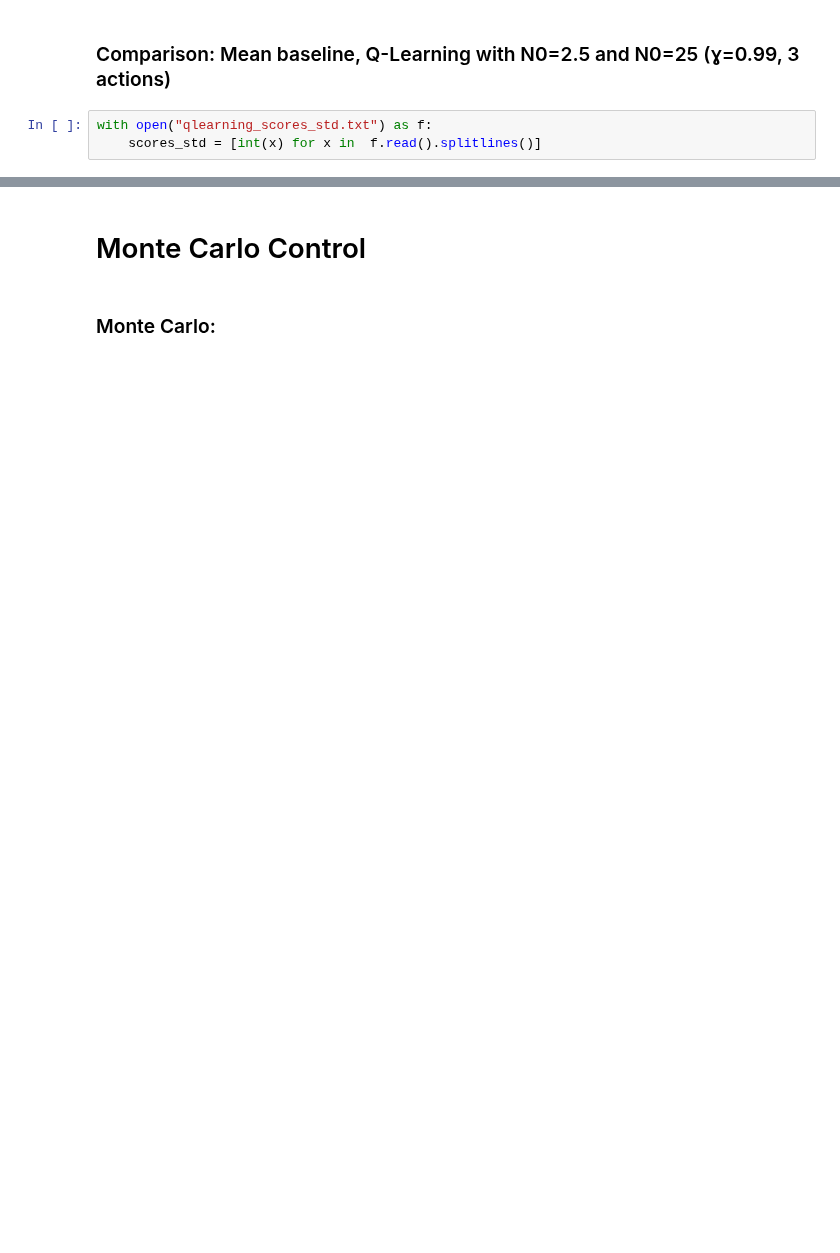
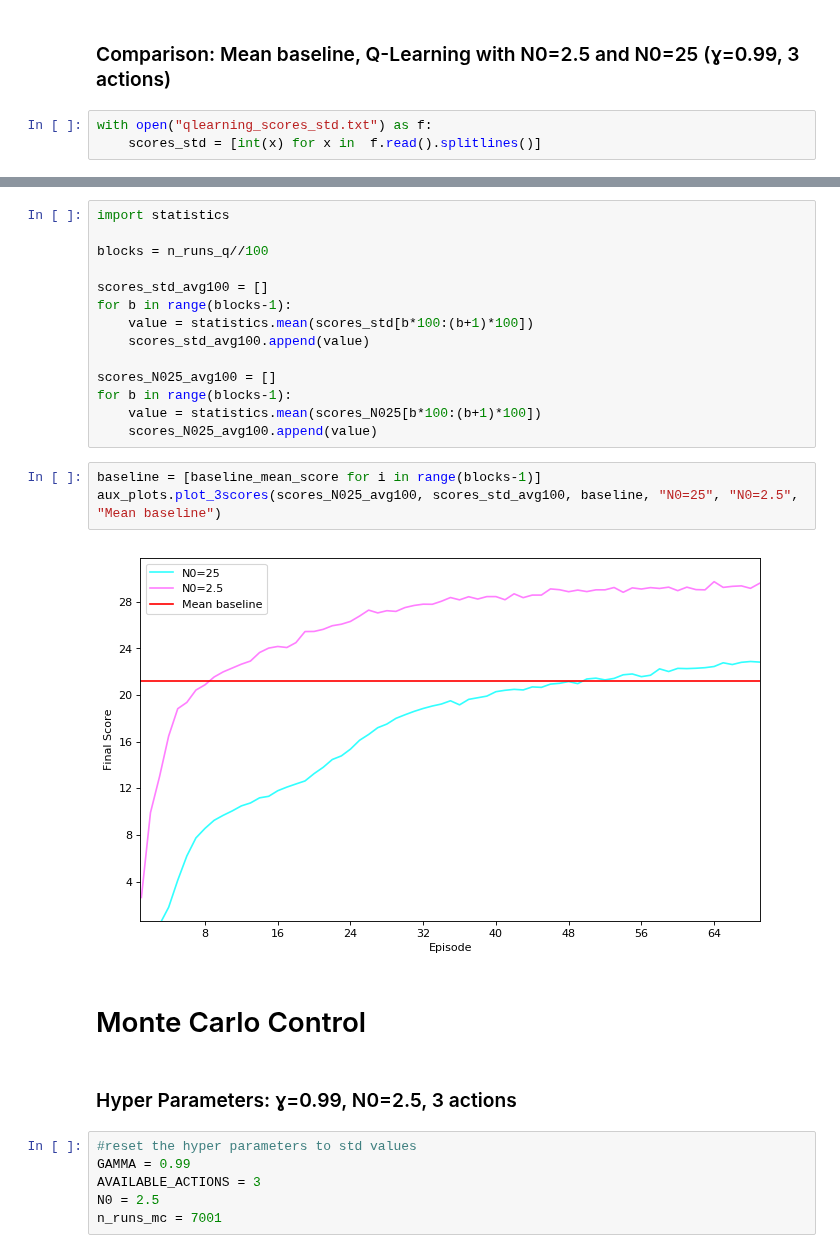
Before and after one commit to DionisiusMayr/FreewayGame, a Jupyter notebook: aline.almeida/aa_freeway.ipynb, the cells around one changed output, grey strips where cells are left out. Cells and saved outputs as stored; diff of their text form; blank space fills up the shorter version.

```diff
--- a/aline.almeida/aa_freeway.ipynb
+++ b/aline.almeida/aa_freeway.ipynb
@@ -500,5 +516,30 @@ aux_plots.plot_3scores(scores_std, scores_N025, baseline, "N0=2.5", "N0=25", "Me
+# %%
+import statistics
+
+blocks = n_runs_q//100
+
+scores_std_avg100 = []
+for b in range(blocks-1):
+    value = statistics.mean(scores_std[b*100:(b+1)*100])
+    scores_std_avg100.append(value)
+
+scores_N025_avg100 = []
+for b in range(blocks-1):
+    value = statistics.mean(scores_N025[b*100:(b+1)*100])
+    scores_N025_avg100.append(value)
+# %%
+baseline = [baseline_mean_score for i in range(blocks-1)]
+aux_plots.plot_3scores(scores_N025_avg100, scores_std_avg100, baseline, "N0=25", "N0=2.5", "Mean baseline")
+# %% [output]
+[figure, added]
 # %% [markdown]
 # Monte Carlo Control
-# %% [markdown]
-### Monte Carlo:
+# %% [markdown]
+### Hyper Parameters: ɣ=0.99, N0=2.5, 3 actions
+# %%
+#reset the hyper parameters to std values
+GAMMA = 0.99
+AVAILABLE_ACTIONS = 3
+N0 = 2.5
+n_runs_mc = 7001
 # %%
```
Also changed, not shown: parts of 30 cells of this notebook, 9 other files.
